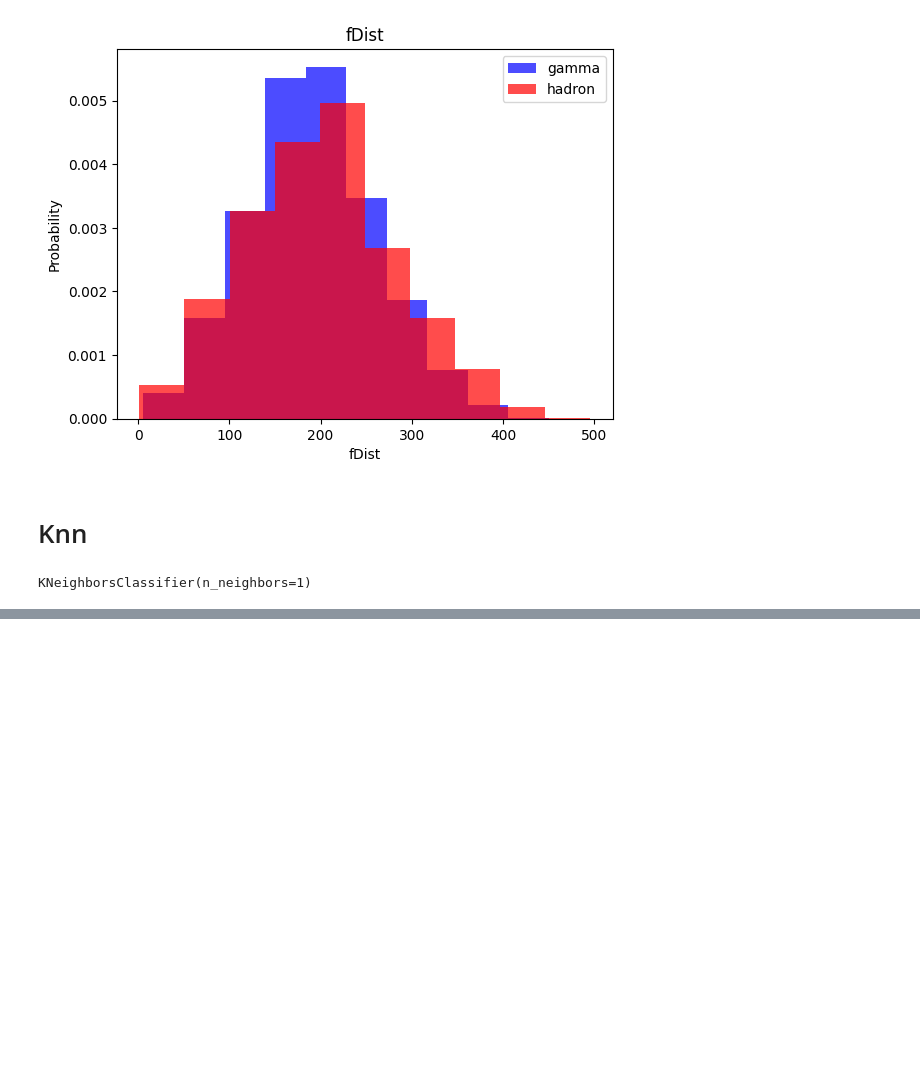
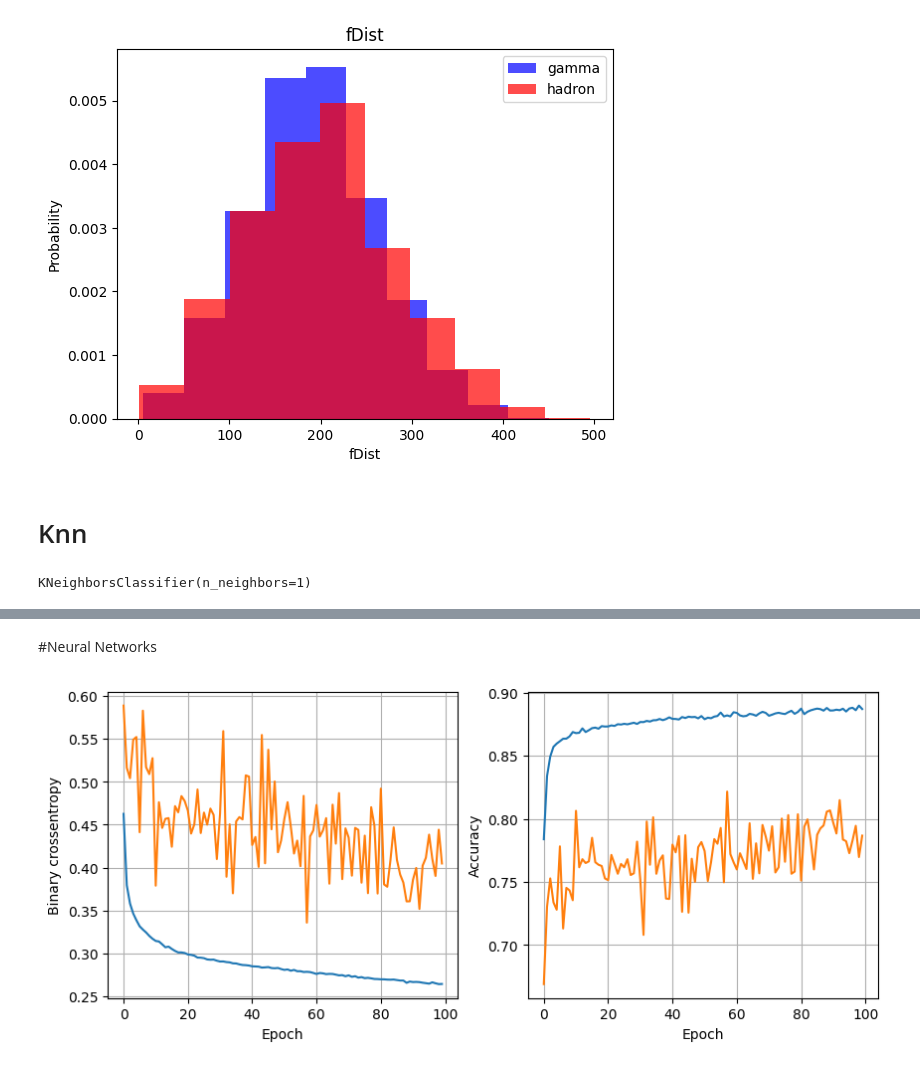
Before and after one commit to tarunchaudhary1/ml_learning, a Jupyter notebook: 1st.ipynb, the cells around one changed output, grey strips where cells are left out. Cells and saved outputs as stored; diff of their text form; code cells hidden in the pictures; blank space fills up the shorter version.

```diff
--- a/1st.ipynb
+++ b/1st.ipynb
@@ -115,0 +135,2 @@ weighted avg       0.71      0.72      0.70      3804
+# %% [markdown]
+#Neural Networks
@@ -115,0 +139,20 @@ weighted avg       0.71      0.72      0.70      3804
+# %%
+def plot_history(history):
+  fig, (ax1, ax2) = plt.subplots(1,2, figsize=(10,4))
+  ax1.plot(history.history['loss'],label = 'loss')
+  ax1.plot(history.history['val_loss'], label='val_loss')
+  ax1.set_xlabel('Epoch')
+  ax1.set_ylabel('Binary crossentropy')
+  ax1.grid(True)
+
+  ax2.plot(history.history['accuracy'],label = 'accuracy')
+  ax2.plot(history.history['val_accuracy'], label='val_accuracy')
+  ax2.set_xlabel('Epoch')
+  ax2.set_ylabel('Accuracy')
+  ax2.grid(True)
+
+  plt.show()
+# %%
+plot_history(history)
+# %% [output]
+[figure, added]
```
Also changed, not shown: parts of 13 cells of this notebook.
